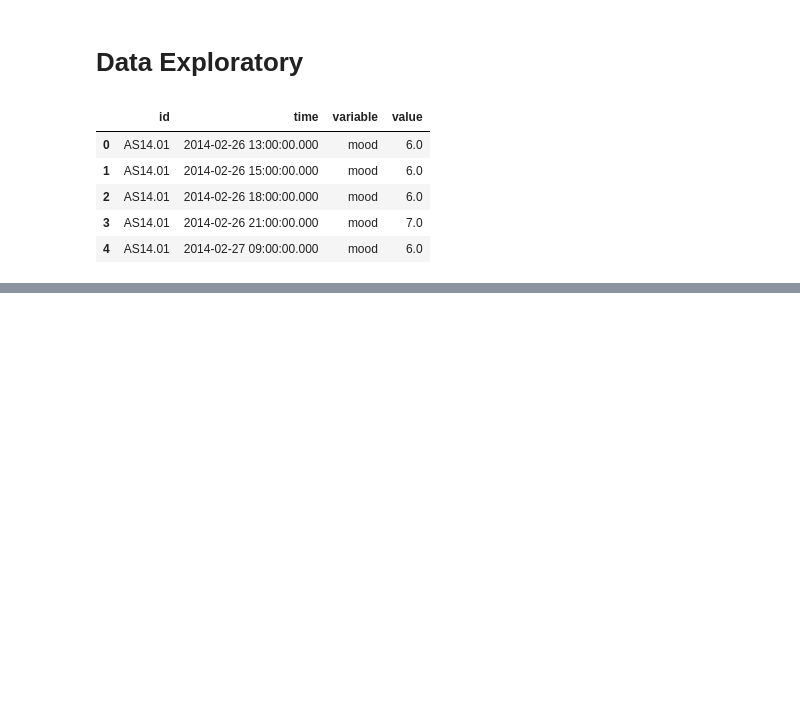
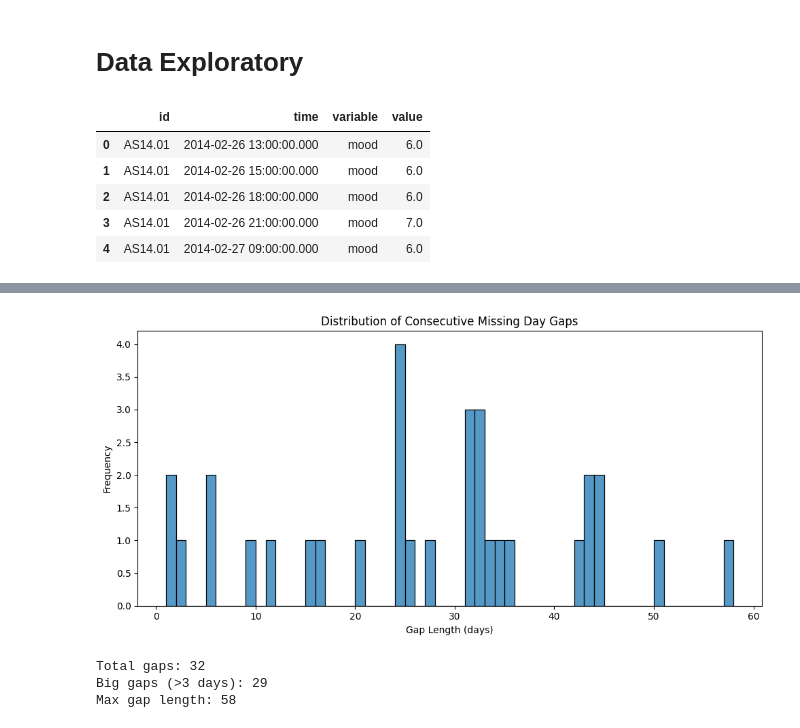
Before and after one commit to amee342/DataMining, a Jupyter notebook: data_exploratory_raghav.ipynb, the cells around one changed output, grey strips where cells are left out. Cells and saved outputs as stored; diff of their text form; code cells hidden in the pictures; blank space fills up the shorter version.

```diff
--- a/data_exploratory_raghav.ipynb
+++ b/data_exploratory_raghav.ipynb
@@ -245,0 +398,43 @@ KeyError: 'Column not found: mood_mean'
+# %%
+def compute_gap_lengths(group):
+    missing = group["is_missing_day"].values
+
+    gaps = []
+    count = 0
+
+    for m in missing:
+        if m:
+            count += 1
+        else:
+            if count > 0:
+                gaps.append(count)
+            count = 0
+
+    if count > 0:
+        gaps.append(count)
+
+    return gaps
+
+gap_lengths = df_panel.groupby(level=0).apply(compute_gap_lengths)
+all_gaps = [gap for sublist in gap_lengths for gap in sublist]
+plt.figure(figsize=(10, 5))
+sns.histplot(all_gaps, bins=range(1, max(all_gaps) + 1), kde=False)
+plt.title("Distribution of Consecutive Missing Day Gaps")
+plt.xlabel("Gap Length (days)")
+plt.ylabel("Frequency")
+plt.tight_layout()
+plt.show()
+# %% [output]
+[figure, added]
+# %%
+threshold = 3
+
+big_gaps = [g for g in all_gaps if g > threshold]
+
+print("Total gaps:", len(all_gaps))
+print("Big gaps (>3 days):", len(big_gaps))
+print("Max gap length:", max(all_gaps))
+# %% [output]
+Total gaps: 32
+Big gaps (>3 days): 29
+Max gap length: 58
```
Also changed, not shown: parts of 40 cells of this notebook.
